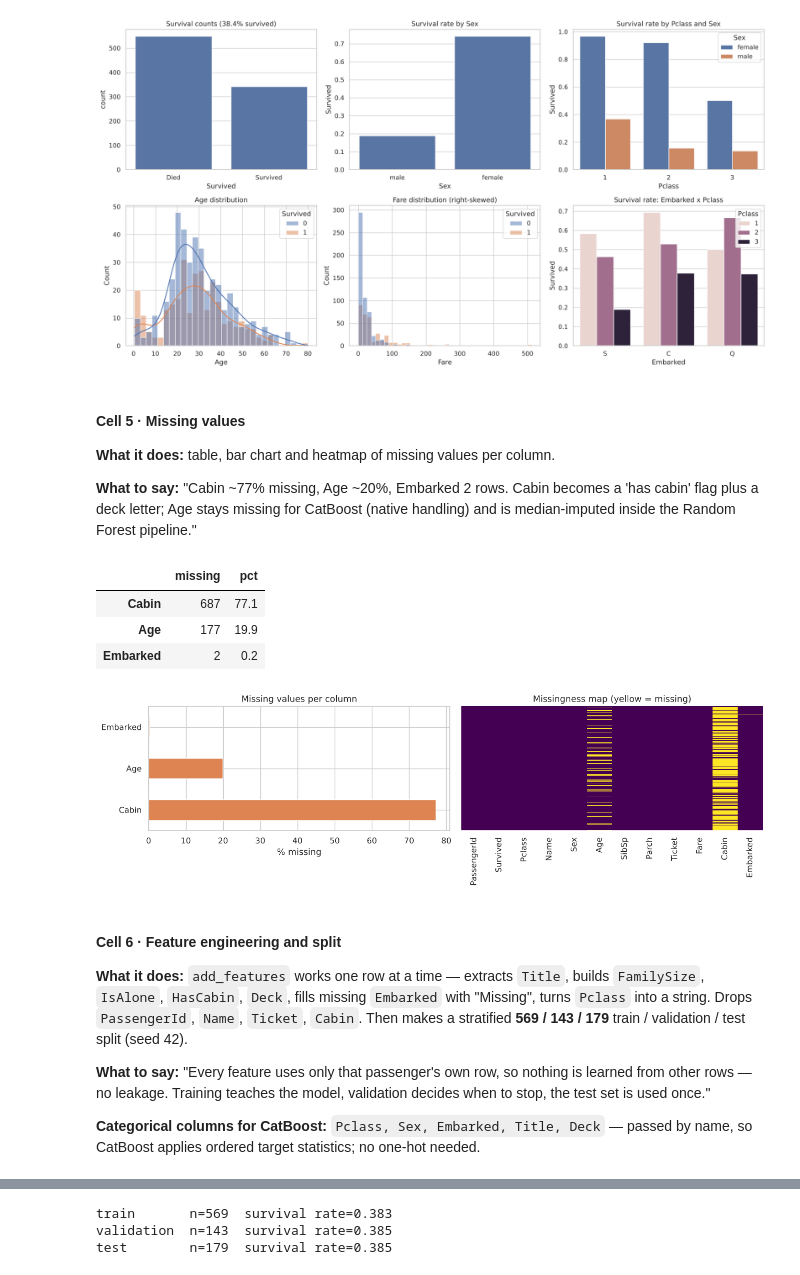
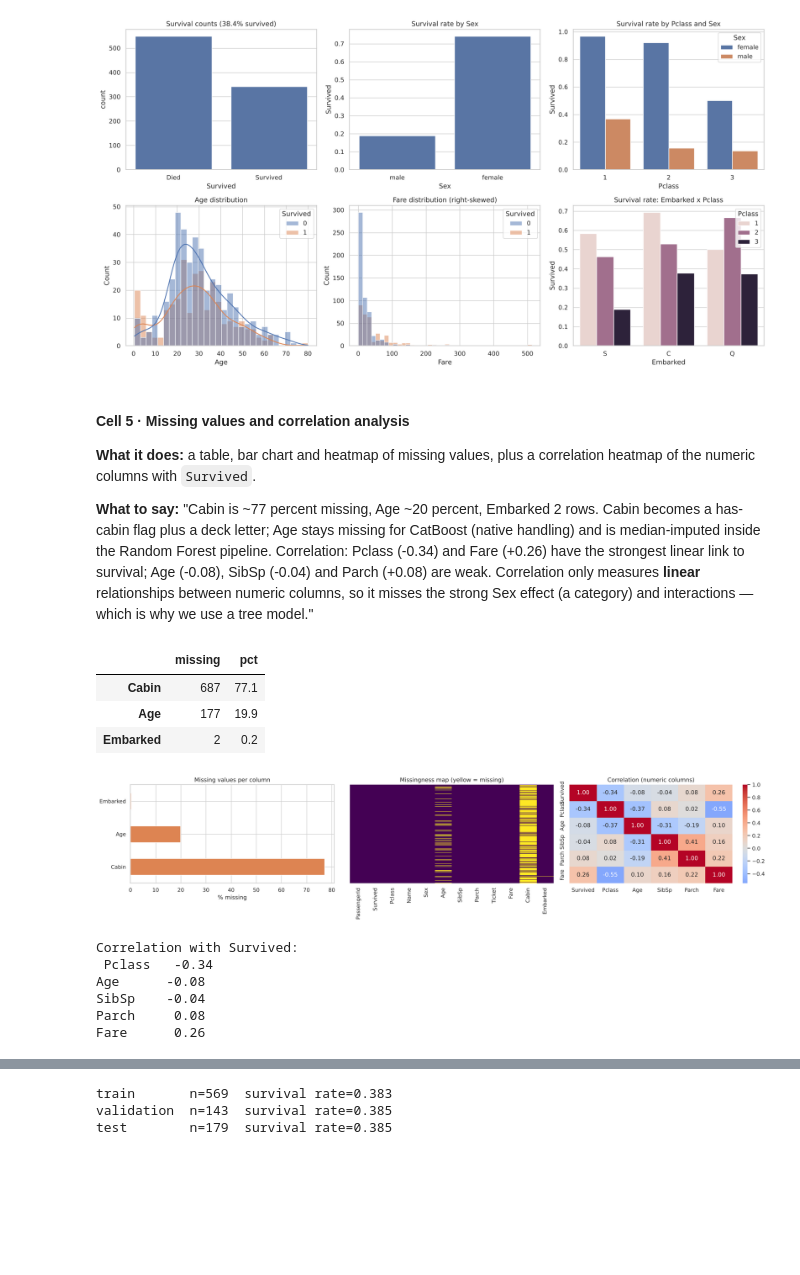
Before and after one commit to contactahmedwael-hub/Catboost-Titanic-Survival, a Jupyter notebook: CatBoost_Titanic.ipynb, the cells around one changed output, grey strips where cells are left out. Drawn from its saved outputs; the diff is of its cells as text; code cells hidden in the pictures; blank space fills up the shorter version.

```diff
--- a/CatBoost_Titanic.ipynb
+++ b/CatBoost_Titanic.ipynb
@@ -122,28 +143,30 @@ plt.tight_layout(); plt.show()
 # %% [output]
 [figure]
 # %% [markdown]
-#### Cell 5 · Missing values
-**What it does:** table, bar chart and heatmap of missing values per column.
+#### Cell 5 · Missing values and correlation analysis
+**What it does:** a table, bar chart and heatmap of missing values, plus a correlation heatmap of the numeric columns with `Survived`.
 
-**What to say:** "Cabin ~77% missing, Age ~20%, Embarked 2 rows. Cabin becomes a 'has cabin' flag plus a deck letter; Age stays missing for CatBoost (native handling) and is median-imputed inside the Random Forest pipeline."
+**What to say:** "Cabin is ~77 percent missing, Age ~20 percent, Embarked 2 rows. Cabin becomes a has-cabin flag plus a deck letter; Age stays missing for CatBoost (native handling) and is median-imputed inside the Random Forest pipeline. Correlation: Pclass (-0.34) and Fare (+0.26) have the strongest linear link to survival; Age (-0.08), SibSp (-0.04) and Parch (+0.08) are weak. Correlation only measures **linear** relationships between numeric columns, so it misses the strong Sex effect (a category) and interactions — which is why we use a tree model."
 # %%
 missing = pd.DataFrame({"missing": df.isna().sum(), "pct": (df.isna().mean()*100).round(1)})
 missing = missing[missing.missing > 0].sort_values("missing", ascending=False)
 display(missing)
-fig, ax = plt.subplots(1, 2, figsize=(13, 4))
+fig, ax = plt.subplots(1, 3, figsize=(20, 4.5))
 missing["pct"].plot.barh(ax=ax[0], color="#dd8452"); ax[0].set_xlabel("% missing"); ax[0].set_title("Missing values per column")
 sns.heatmap(df.isna(), cbar=False, yticklabels=False, ax=ax[1], cmap="viridis"); ax[1].set_title("Missingness map (yellow = missing)")
+num_corr = df[["Survived", "Pclass", "Age", "SibSp", "Parch", "Fare"]].corr()
+sns.heatmap(num_corr, annot=True, fmt=".2f", cmap="coolwarm", center=0, ax=ax[2]); ax[2].set_title("Correlation (numeric columns)")
 plt.tight_layout(); plt.show()
+print("Correlation with Survived:\n", num_corr["Survived"].drop("Survived").round(2).sort_values().to_string())
 # %% [output]
 |  | missing | pct |
 | Cabin | 687 | 77.1 |
 | Age | 177 | 19.9 |
 | Embarked | 2 | 0.2 |
-[figure, old version]
+[figure, new version]
+Correlation with Survived:
+ Pclass   -0.34
+Age      -0.08
+SibSp    -0.04
+Parch     0.08
+Fare      0.26
-# %% [markdown]
-#### Cell 6 · Feature engineering and split
-**What it does:** `add_features` works one row at a time — extracts `Title`, builds `FamilySize`, `IsAlone`, `HasCabin`, `Deck`, fills missing `Embarked` with "Missing", turns `Pclass` into a string. Drops `PassengerId`, `Name`, `Ticket`, `Cabin`. Then makes a stratified **569 / 143 / 179** train / validation / test split (seed 42).
-
-**What to say:** "Every feature uses only that passenger's own row, so nothing is learned from other rows — no leakage. Training teaches the model, validation decides when to stop, the test set is used once."
-
-**Categorical columns for CatBoost:** `Pclass, Sex, Embarked, Title, Deck` — passed by name, so CatBoost applies ordered target statistics; no one-hot needed.
```
Also changed, not shown: parts of 8 cells of this notebook.
